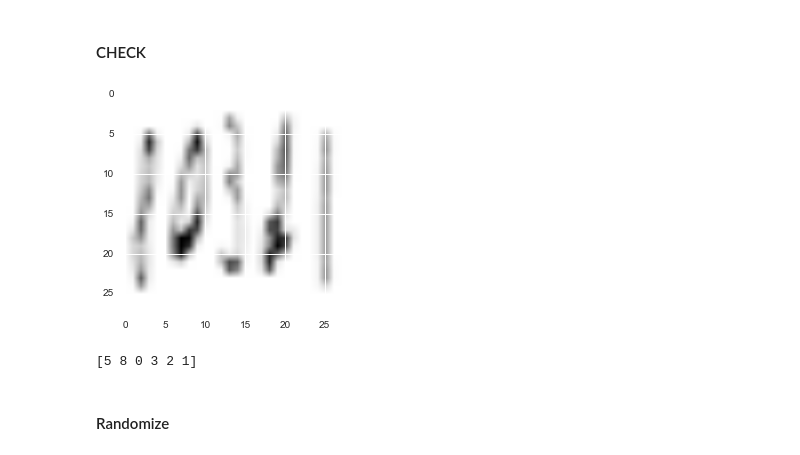
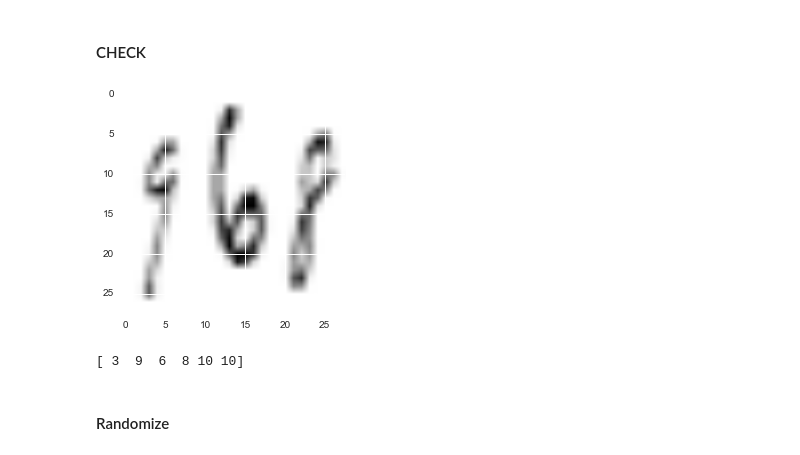
Before and after one commit to archelogos/sequence-detector, a Jupyter notebook: project/notebooks/4_sequence_MNIST_L.ipynb, the cells around one changed output. Cells and saved outputs as stored; diff of their text form; code cells hidden in the pictures.

```diff
--- a/project/notebooks/4_sequence_MNIST_L.ipynb
+++ b/project/notebooks/4_sequence_MNIST_L.ipynb
@@ -222,15 +222,15 @@ Test set (10000, 28, 28, 1) (10000, 6)
 # %% [markdown]
 #### CHECK
 # %%
-sample = train_dataset[124,:,:,:]
+sample = train_dataset[100,:,:,:]
 sample = sample.reshape(sample.shape[0], sample.shape[1],).astype(np.float32)
 plt.imshow(sample)
 plt.show()
 
-print(train_labels[124])
+print(train_labels[100])
 # %% [output]
-[figure, old version]
+[figure, new version]
-[5 8 0 3 2 1]
+[ 3  9  6  8 10 10]
 # %% [markdown]
 #### Randomize
 # %%
```
Also changed, not shown: 2 other files.
